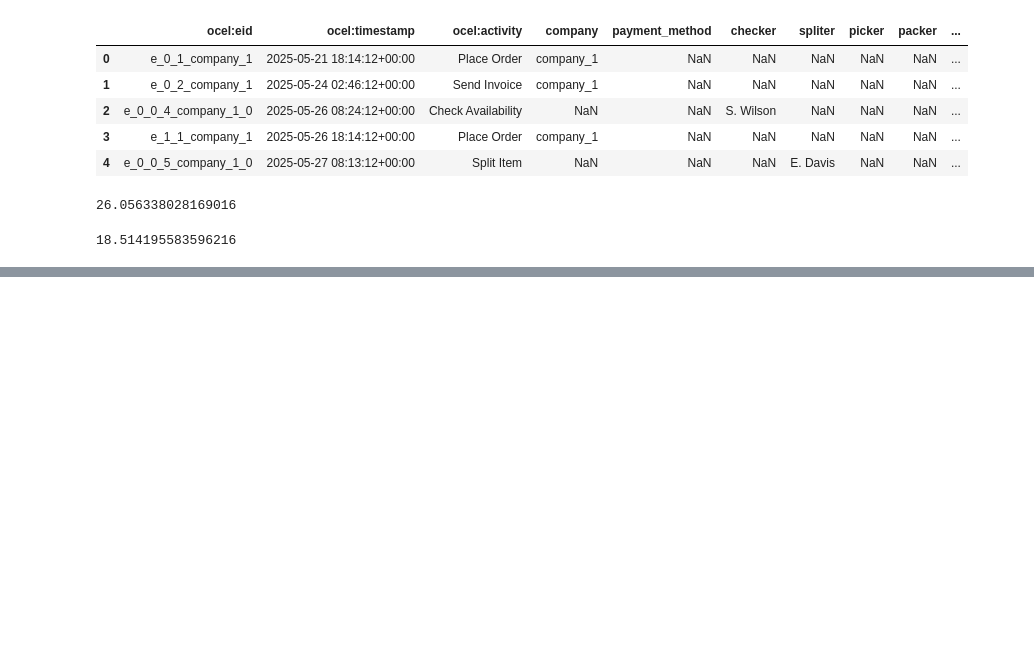
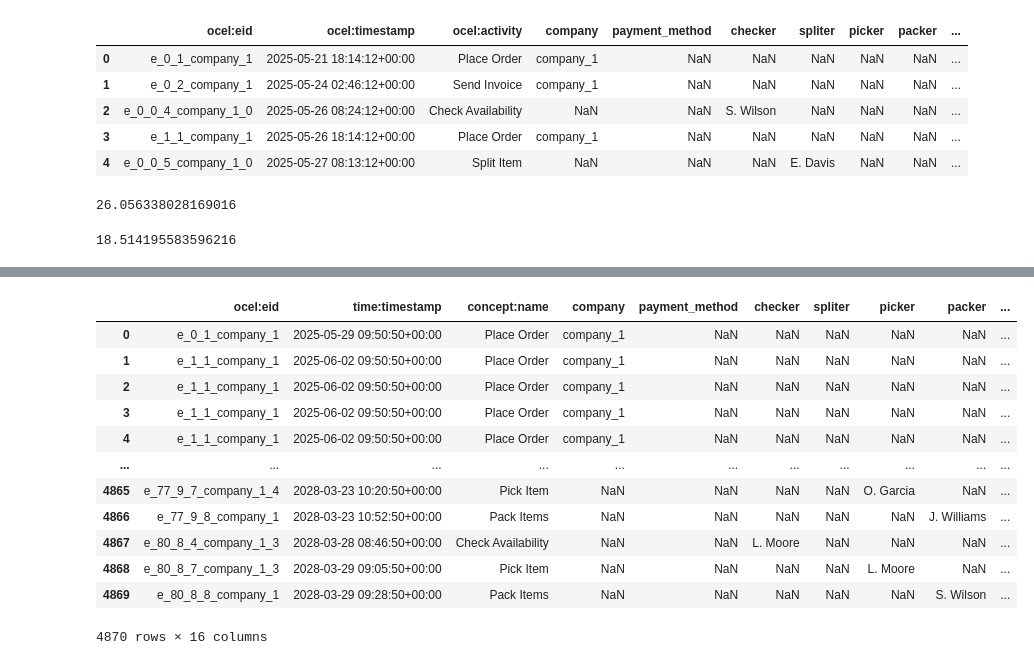
Before and after one commit to MHarmsKlu/SimulationSplittedDeliveries, a Jupyter notebook: simulation/ocpm_analysis.ipynb, the cells around one changed output, grey strips where cells are left out. Cells and saved outputs as stored; diff of their text form; code cells hidden in the pictures; blank space fills up the shorter version.

```diff
--- a/simulation/ocpm_analysis.ipynb
+++ b/simulation/ocpm_analysis.ipynb
@@ -142,0 +155,18 @@ st.mean(partial_lead_times)
+# %%
+flat_items = pm4py.ocel.ocel_flattening(ocel, object_type="Item")
+# %%
+flat_items
+# %% [output]
+|  | ocel:eid | time:timestamp | concept:name | company | payment_method | checker | spliter | picker | packer | ... |
+| 0 | e_0_1_company_1 | 2025-05-29 09:50:50+00:00 | Place Order | company_1 | NaN | NaN | NaN | NaN | NaN | ... |
+| 1 | e_1_1_company_1 | 2025-06-02 09:50:50+00:00 | Place Order | company_1 | NaN | NaN | NaN | NaN | NaN | ... |
+| 2 | e_1_1_company_1 | 2025-06-02 09:50:50+00:00 | Place Order | company_1 | NaN | NaN | NaN | NaN | NaN | ... |
+| 3 | e_1_1_company_1 | 2025-06-02 09:50:50+00:00 | Place Order | company_1 | NaN | NaN | NaN | NaN | NaN | ... |
+| 4 | e_1_1_company_1 | 2025-06-02 09:50:50+00:00 | Place Order | company_1 | NaN | NaN | NaN | NaN | NaN | ... |
+| ... | ... | ... | ... | ... | ... | ... | ... | ... | ... | ... |
+| 4865 | e_77_9_7_company_1_4 | 2028-03-23 10:20:50+00:00 | Pick Item | NaN | NaN | NaN | NaN | O. Garcia | NaN | ... |
+| 4866 | e_77_9_8_company_1 | 2028-03-23 10:52:50+00:00 | Pack Items | NaN | NaN | NaN | NaN | NaN | J. Williams | ... |
+| 4867 | e_80_8_4_company_1_3 | 2028-03-28 08:46:50+00:00 | Check Availability | NaN | NaN | L. Moore | NaN | NaN | NaN | ... |
+| 4868 | e_80_8_7_company_1_3 | 2028-03-29 09:05:50+00:00 | Pick Item | NaN | NaN | NaN | NaN | L. Moore | NaN | ... |
+| 4869 | e_80_8_8_company_1 | 2028-03-29 09:28:50+00:00 | Pack Items | NaN | NaN | NaN | NaN | NaN | S. Wilson | ... |
+4870 rows × 16 columns
```
Also changed, not shown: parts of 6 cells of this notebook, 2 other files.
